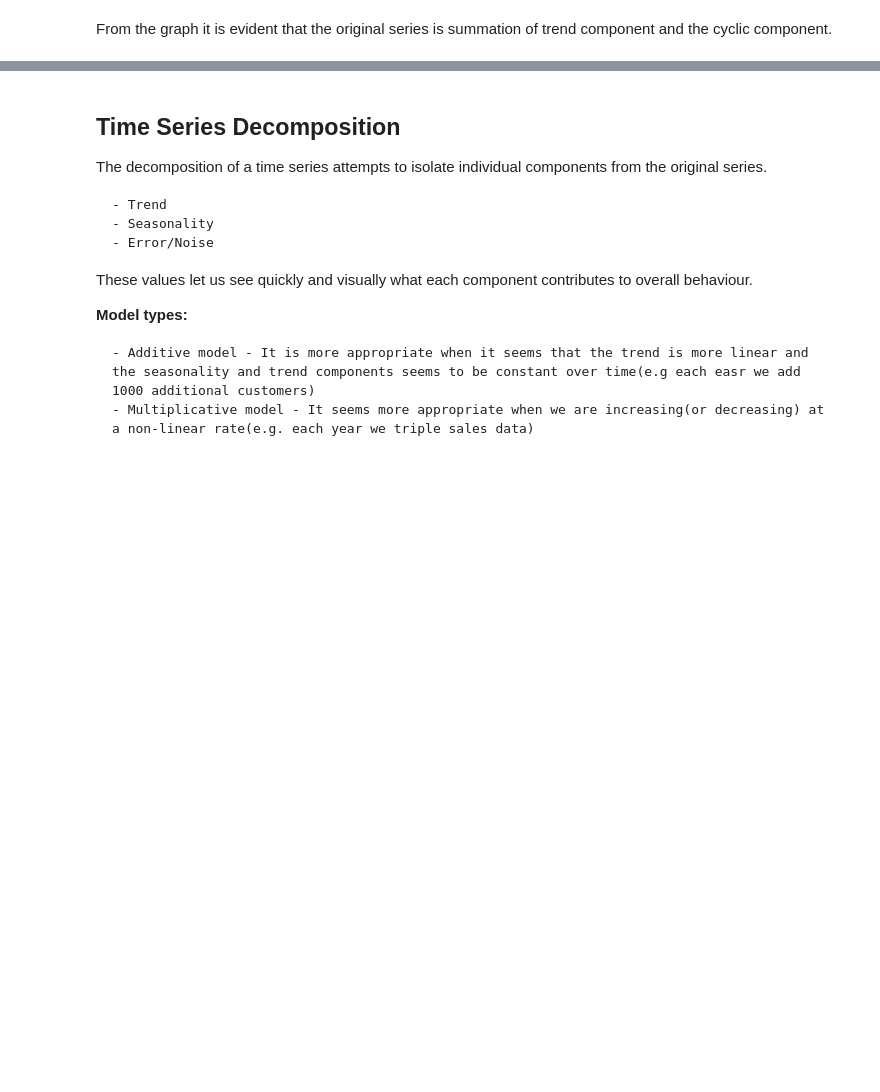
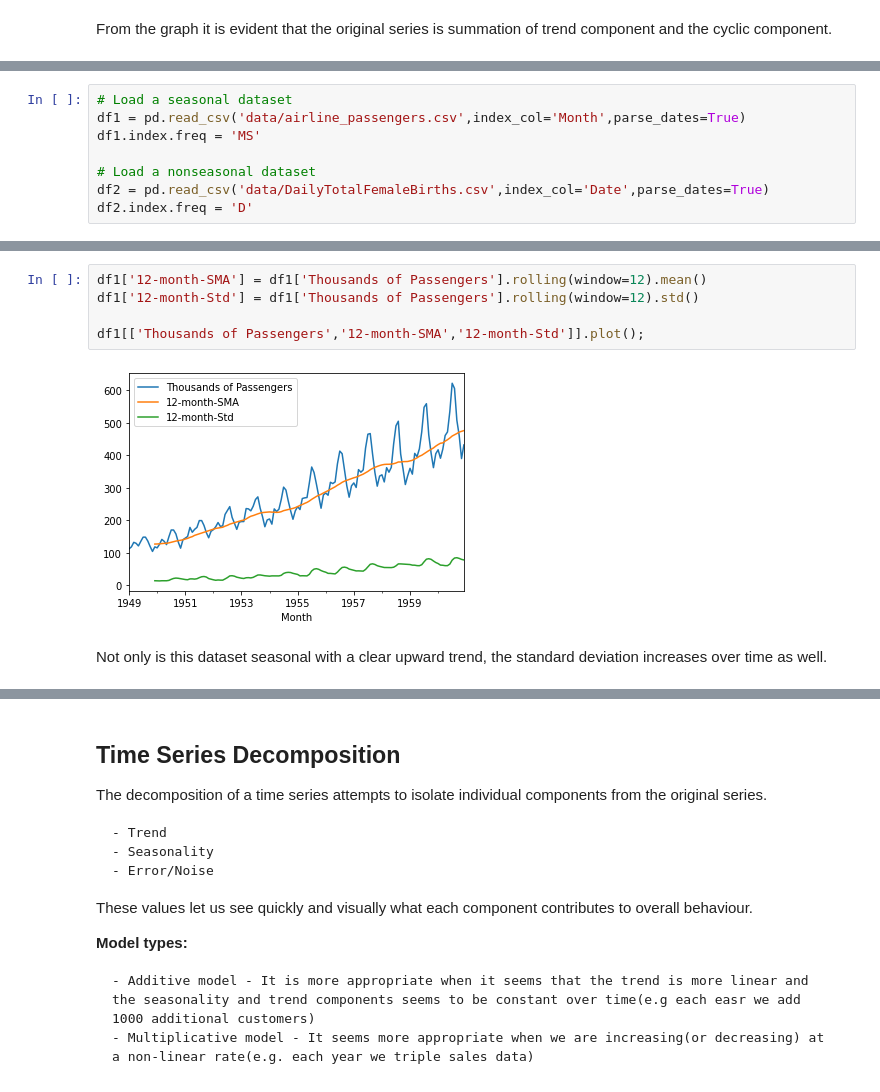
Before and after one commit to ajitsingh98/Time-Series-Analysis-and-Forecasting-with-Python, a Jupyter notebook: Time_Series_Data_Analysis.ipynb, the cells around one changed output, grey strips where cells are left out. Cells and saved outputs as stored; diff of their text form; blank space fills up the shorter version.

```diff
--- a/Time_Series_Analysis_Sales_Data.ipynb
+++ b/Time_Series_Data_Analysis.ipynb
@@ -156,0 +181,8 @@ From the graph it is evident that the original series is summation of trend comp
+# %%
+# Load a seasonal dataset
+df1 = pd.read_csv('data/airline_passengers.csv',index_col='Month',parse_dates=True)
+df1.index.freq = 'MS'
+
+# Load a nonseasonal dataset
+df2 = pd.read_csv('data/DailyTotalFemaleBirths.csv',index_col='Date',parse_dates=True)
+df2.index.freq = 'D'
@@ -156,0 +197,9 @@ From the graph it is evident that the original series is summation of trend comp
+# %%
+df1['12-month-SMA'] = df1['Thousands of Passengers'].rolling(window=12).mean()
+df1['12-month-Std'] = df1['Thousands of Passengers'].rolling(window=12).std()
+
+df1[['Thousands of Passengers','12-month-SMA','12-month-Std']].plot();
+# %% [output]
+[figure, added]
+# %% [markdown]
+Not only is this dataset seasonal with a clear upward trend, the standard deviation increases over time as well.
```
Also changed, not shown: parts of 22 cells of this notebook, 3 other files.
